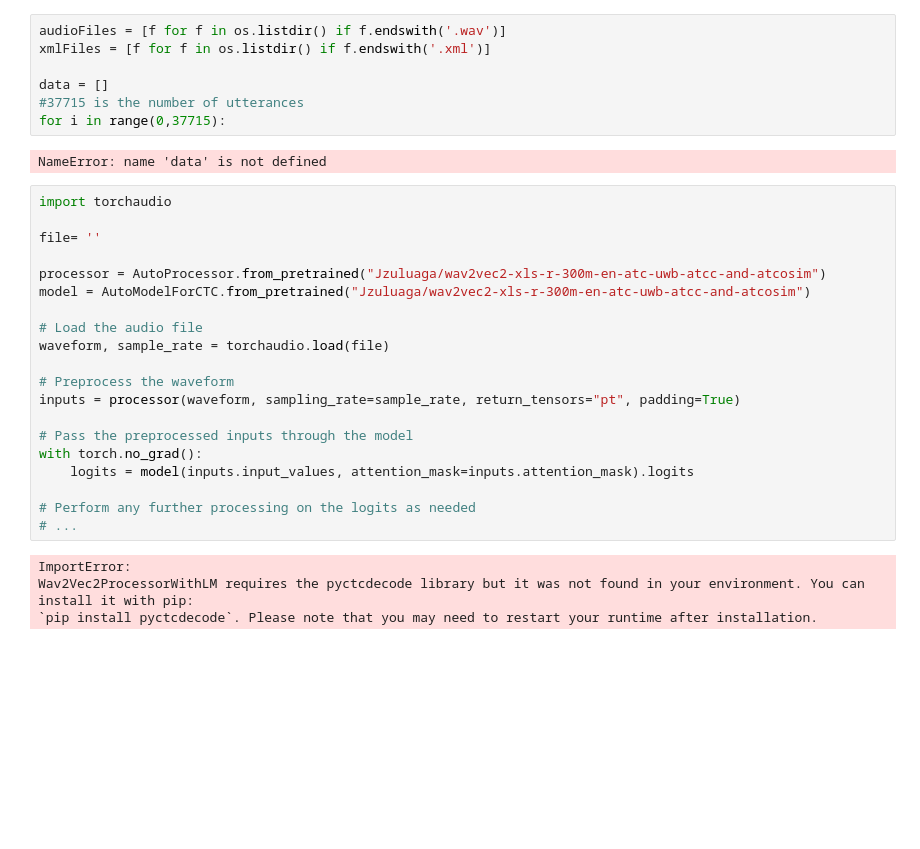
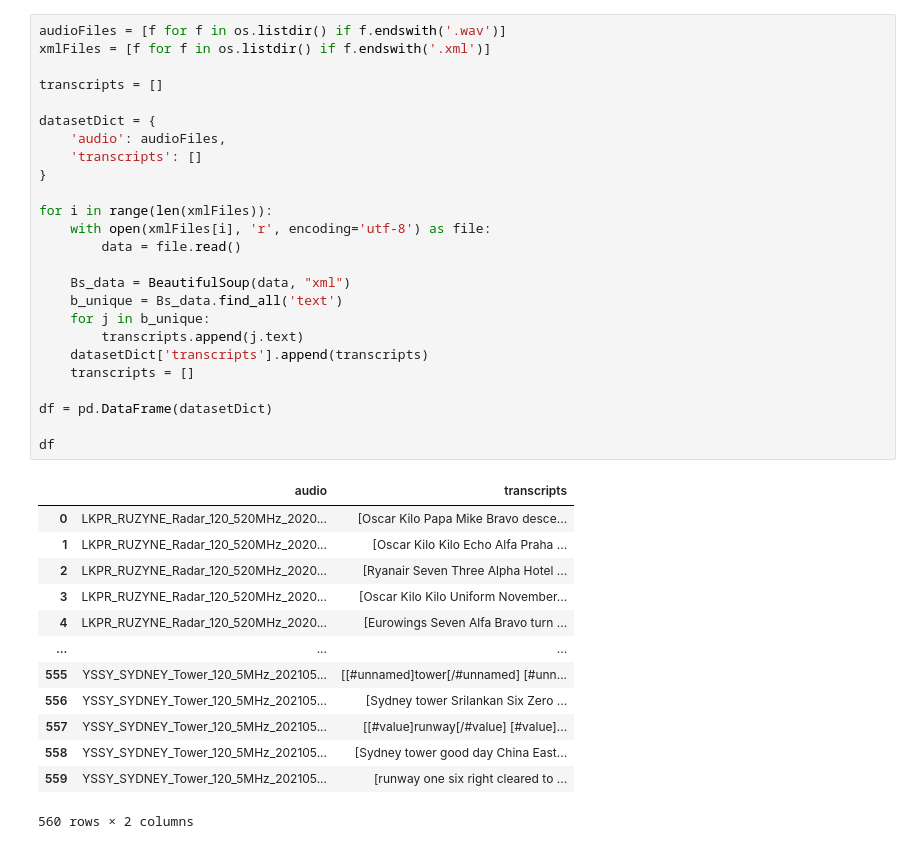
Before and after one commit to rodoggyro/iResearch-2024, a Jupyter notebook: modelTesting.ipynb, the cells around one changed output. Saved outputs shown, nothing was run; the diff lists cells and outputs as text; blank space fills up the shorter version.

Commit message:
Removes need for downloading md files. BUG: err. list index out of range

```diff
--- a/modelTesting.ipynb
+++ b/modelTesting.ipynb
@@ -8,33 +26,39 @@ import os
 # %%
 audioFiles = [f for f in os.listdir() if f.endswith('.wav')]
 xmlFiles = [f for f in os.listdir() if f.endswith('.xml')]
 
-data = []
-#37715 is the number of utterances
-for i in range(0,37715):
+transcripts = []
+
+datasetDict = {
+	'audio': audioFiles,
+	'transcripts': []
+}
+
+for i in range(len(xmlFiles)):
+	with open(xmlFiles[i], 'r', encoding='utf-8') as file:
+		data = file.read()
+
+	Bs_data = BeautifulSoup(data, "xml")
+	b_unique = Bs_data.find_all('text')
+	for j in b_unique:
+		transcripts.append(j.text)
+	datasetDict['transcripts'].append(transcripts)
+	transcripts = []
+
+df = pd.DataFrame(datasetDict)
+
+df
 # %% [output]
+|  | audio | transcripts |
+| 0 | LKPR_RUZYNE_Radar_120_520MHz_2020... | [Oscar Kilo Papa Mike Bravo desce... |
+| 1 | LKPR_RUZYNE_Radar_120_520MHz_2020... | [Oscar Kilo Kilo Echo Alfa Praha ... |
+| 2 | LKPR_RUZYNE_Radar_120_520MHz_2020... | [Ryanair Seven Three Alpha Hotel ... |
+| 3 | LKPR_RUZYNE_Radar_120_520MHz_2020... | [Oscar Kilo Kilo Uniform November... |
+| 4 | LKPR_RUZYNE_Radar_120_520MHz_2020... | [Eurowings Seven Alfa Bravo turn ... |
+| ... | ... | ... |
+| 555 | YSSY_SYDNEY_Tower_120_5MHz_202105... | [[#unnamed]tower[/#unnamed] [#unn... |
+| 556 | YSSY_SYDNEY_Tower_120_5MHz_202105... | [Sydney tower Srilankan Six Zero ... |
+| 557 | YSSY_SYDNEY_Tower_120_5MHz_202105... | [[#value]runway[/#value] [#value]... |
+| 558 | YSSY_SYDNEY_Tower_120_5MHz_202105... | [Sydney tower good day China East... |
+| 559 | YSSY_SYDNEY_Tower_120_5MHz_202105... | [runway one six right cleared to ... |
-NameError: name 'data' is not defined
+560 rows × 2 columns
-# %%
-import torchaudio
-
-file= ''
-
-processor = AutoProcessor.from_pretrained("Jzuluaga/wav2vec2-xls-r-300m-en-atc-uwb-atcc-and-atcosim")
-model = AutoModelForCTC.from_pretrained("Jzuluaga/wav2vec2-xls-r-300m-en-atc-uwb-atcc-and-atcosim")
-
-# Load the audio file
-waveform, sample_rate = torchaudio.load(file)
-
-# Preprocess the waveform
-inputs = processor(waveform, sampling_rate=sample_rate, return_tensors="pt", padding=True)
-
-# Pass the preprocessed inputs through the model
-with torch.no_grad():
-	logits = model(inputs.input_values, attention_mask=inputs.attention_mask).logits
-
-# Perform any further processing on the logits as needed
-# ...
-# %% [output]
-ImportError:
-Wav2Vec2ProcessorWithLM requires the pyctcdecode library but it was not found in your environment. You can install it with pip:
-`pip install pyctcdecode`. Please note that you may need to restart your runtime after installation.
```
Also changed, not shown: parts of 8 cells of this notebook.
